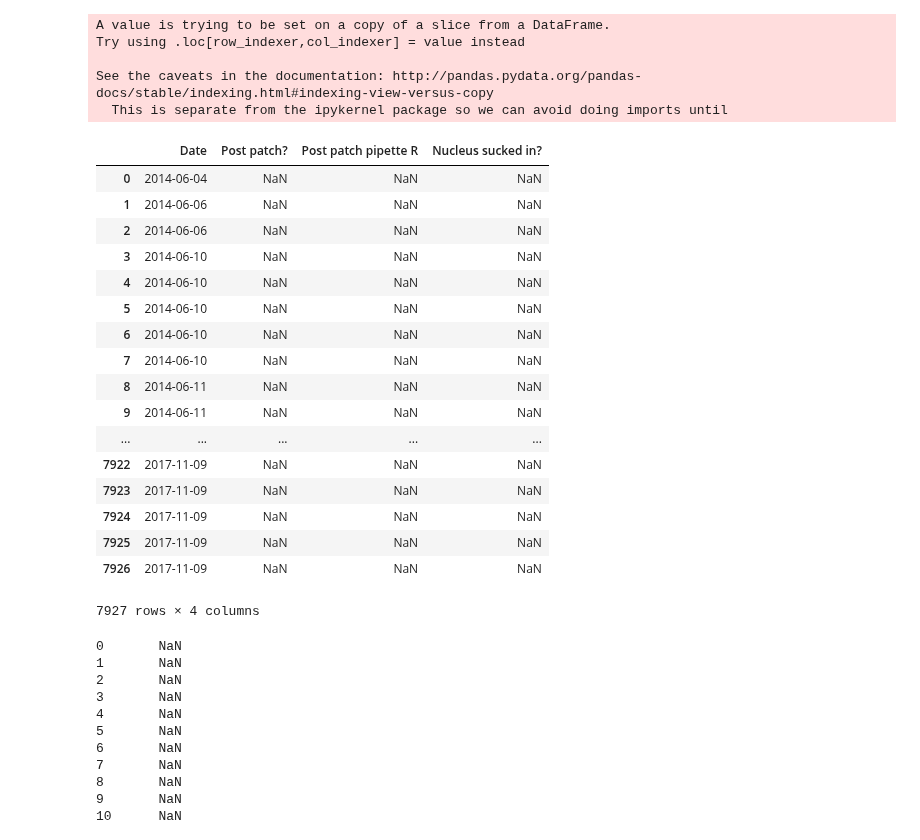
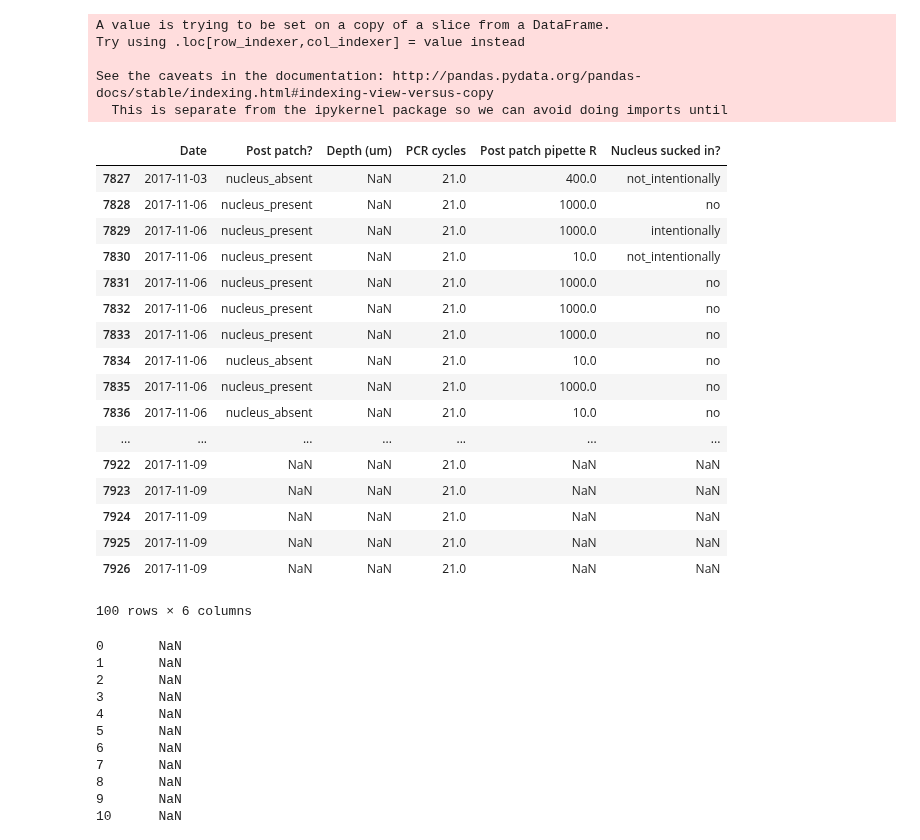
Before and after one commit to ru57y34nn/patchseq_gdoc_analysis, a Jupyter notebook: Ram/Analysis Project Layout .ipynb, the cells around one changed output. Cells and saved outputs as stored; diff of their text form; code cells hidden in the pictures.

```diff
--- a/Ram/Analysis Project Layout .ipynb
+++ b/Ram/Analysis Project Layout .ipynb
@@ -32,0 +11,3 @@ ps
+# %%
+initial = pd.read_csv('C:/users/ramr/documents/github/patchseq_gdoc_analysis/patch_seq_log_mouse.csv')
+initial
@@ -33,33 +33,34 @@ ps
 # %%
-select = ["Date", "Post patch?", "Post patch pipette R", "Nucleus sucked in?"]
-ps = ps[select]
+select = ["Date", "Post patch?", "Depth (um)", "PCR cycles", "Post patch pipette R", "Nucleus sucked in?"]
+ps = initial[select]
 ps["Date"] = pd.to_datetime(ps["Date"], format = "%y%m%d")
-ps
+ps = ps[ps['PCR cycles'] == 21]
+ps.tail(100)
 #Getting Error if tried to add "depth"
 # %% [output]
 A value is trying to be set on a copy of a slice from a DataFrame.
 Try using .loc[row_indexer,col_indexer] = value instead
 
 See the caveats in the documentation: http://pandas.pydata.org/pandas-docs/stable/indexing.html#indexing-view-versus-copy
   This is separate from the ipykernel package so we can avoid doing imports until
-|  | Date | Post patch? | Post patch pipette R | Nucleus sucked in? |
-| 0 | 2014-06-04 | NaN | NaN | NaN |
-| 1 | 2014-06-06 | NaN | NaN | NaN |
-| 2 | 2014-06-06 | NaN | NaN | NaN |
-| 3 | 2014-06-10 | NaN | NaN | NaN |
-| 4 | 2014-06-10 | NaN | NaN | NaN |
-| 5 | 2014-06-10 | NaN | NaN | NaN |
-| 6 | 2014-06-10 | NaN | NaN | NaN |
-| 7 | 2014-06-10 | NaN | NaN | NaN |
-| 8 | 2014-06-11 | NaN | NaN | NaN |
-| 9 | 2014-06-11 | NaN | NaN | NaN |
-| ... | ... | ... | ... | ... |
-| 7922 | 2017-11-09 | NaN | NaN | NaN |
-| 7923 | 2017-11-09 | NaN | NaN | NaN |
-| 7924 | 2017-11-09 | NaN | NaN | NaN |
-| 7925 | 2017-11-09 | NaN | NaN | NaN |
-| 7926 | 2017-11-09 | NaN | NaN | NaN |
+|  | Date | Post patch? | Depth (um) | PCR cycles | Post patch pipette R | Nucleus sucked in? |
+| 7827 | 2017-11-03 | nucleus_absent | NaN | 21.0 | 400.0 | not_intentionally |
+| 7828 | 2017-11-06 | nucleus_present | NaN | 21.0 | 1000.0 | no |
+| 7829 | 2017-11-06 | nucleus_present | NaN | 21.0 | 1000.0 | intentionally |
+| 7830 | 2017-11-06 | nucleus_present | NaN | 21.0 | 10.0 | not_intentionally |
+| 7831 | 2017-11-06 | nucleus_present | NaN | 21.0 | 1000.0 | no |
+| 7832 | 2017-11-06 | nucleus_present | NaN | 21.0 | 1000.0 | no |
+| 7833 | 2017-11-06 | nucleus_present | NaN | 21.0 | 1000.0 | no |
+| 7834 | 2017-11-06 | nucleus_absent | NaN | 21.0 | 10.0 | no |
+| 7835 | 2017-11-06 | nucleus_present | NaN | 21.0 | 1000.0 | no |
+| 7836 | 2017-11-06 | nucleus_absent | NaN | 21.0 | 10.0 | no |
+| ... | ... | ... | ... | ... | ... | ... |
+| 7922 | 2017-11-09 | NaN | NaN | 21.0 | NaN | NaN |
+| 7923 | 2017-11-09 | NaN | NaN | 21.0 | NaN | NaN |
+| 7924 | 2017-11-09 | NaN | NaN | 21.0 | NaN | NaN |
+| 7925 | 2017-11-09 | NaN | NaN | 21.0 | NaN | NaN |
+| 7926 | 2017-11-09 | NaN | NaN | 21.0 | NaN | NaN |
-7927 rows × 4 columns
+100 rows × 6 columns
 # %%
 ps["Post patch?"].nunique() #Answer = 20 categories
 ps["Post patch?"].astype("category")
```
Also changed, not shown: parts of 2 cells of this notebook.
